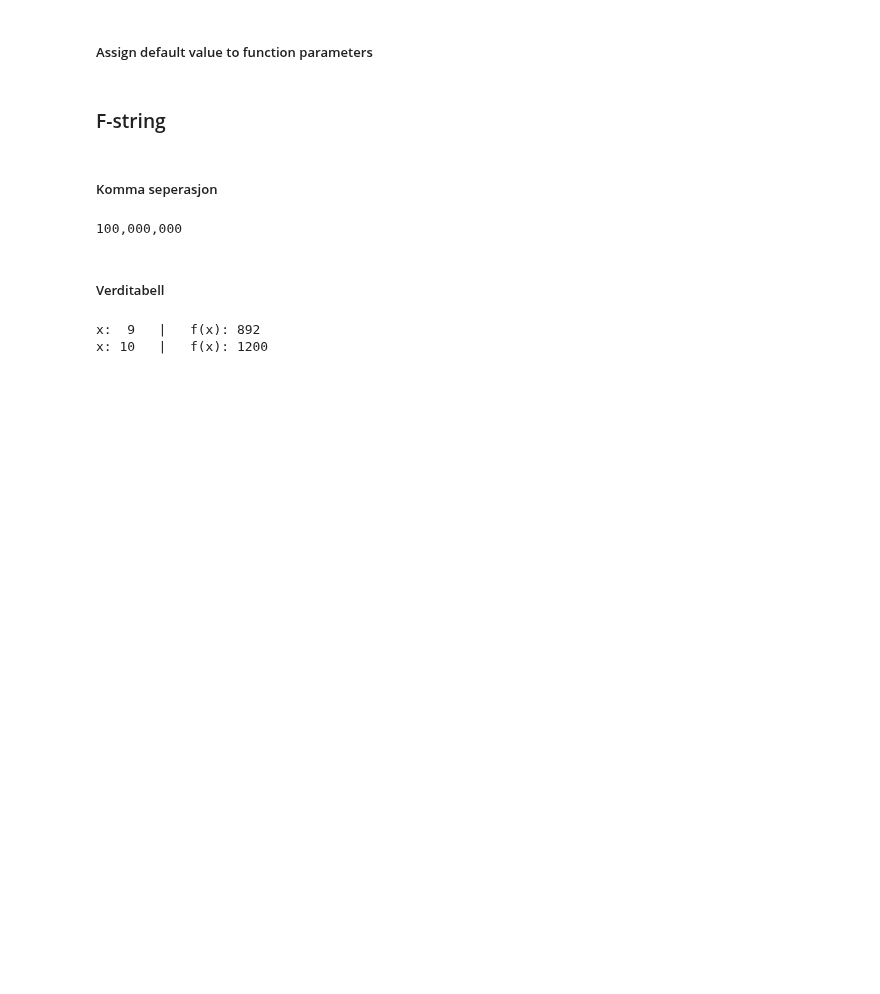
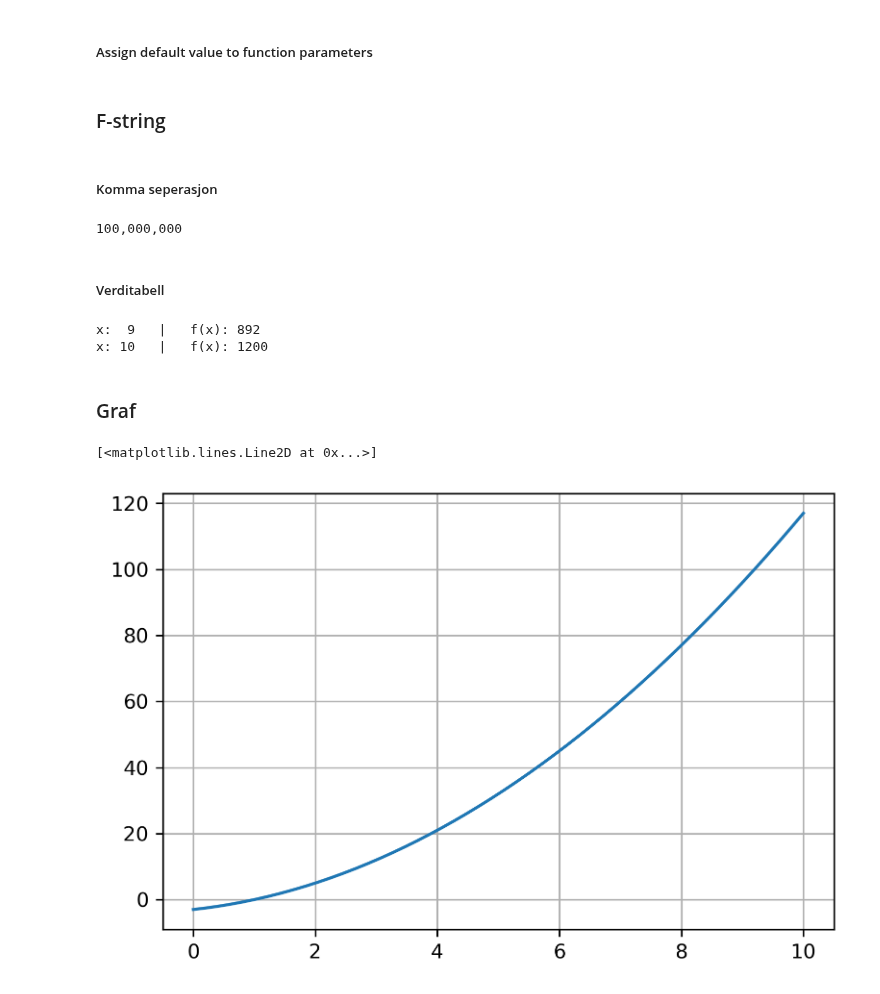
Before and after one commit to christoffer-s/notebooks, a Jupyter notebook: notes.ipynb, the cells around one changed output. Saved outputs shown, nothing was run; the diff lists cells and outputs as text; code cells hidden in the pictures; blank space fills up the shorter version.

```diff
--- a/notes.ipynb
+++ b/notes.ipynb
@@ -147,3 +149,22 @@ for i in range(min_it, max_it):
 # %% [output]
 x:  9   |   f(x): 892
 x: 10   |   f(x): 1200
+# %% [markdown]
+### Graf
+# %%
+from matplotlib import rcParams, pyplot as plt
+import numpy as np
+
+rcParams['figure.dpi'] = 300    # oppløsning på graf
+
+def f(x):                       # funksjon
+    return x**2 + 2*x - 3
+
+x = np.linspace(0, 10)          # x verdier
+y = f(x)                        # y verdier
+
+plt.grid()
+plt.plot(x, y)
+# %% [output]
+[<matplotlib.lines.Line2D at 0x...>]
+[figure, added]
```
Also changed, not shown: parts of 1 cell of this notebook, 1 other file.
